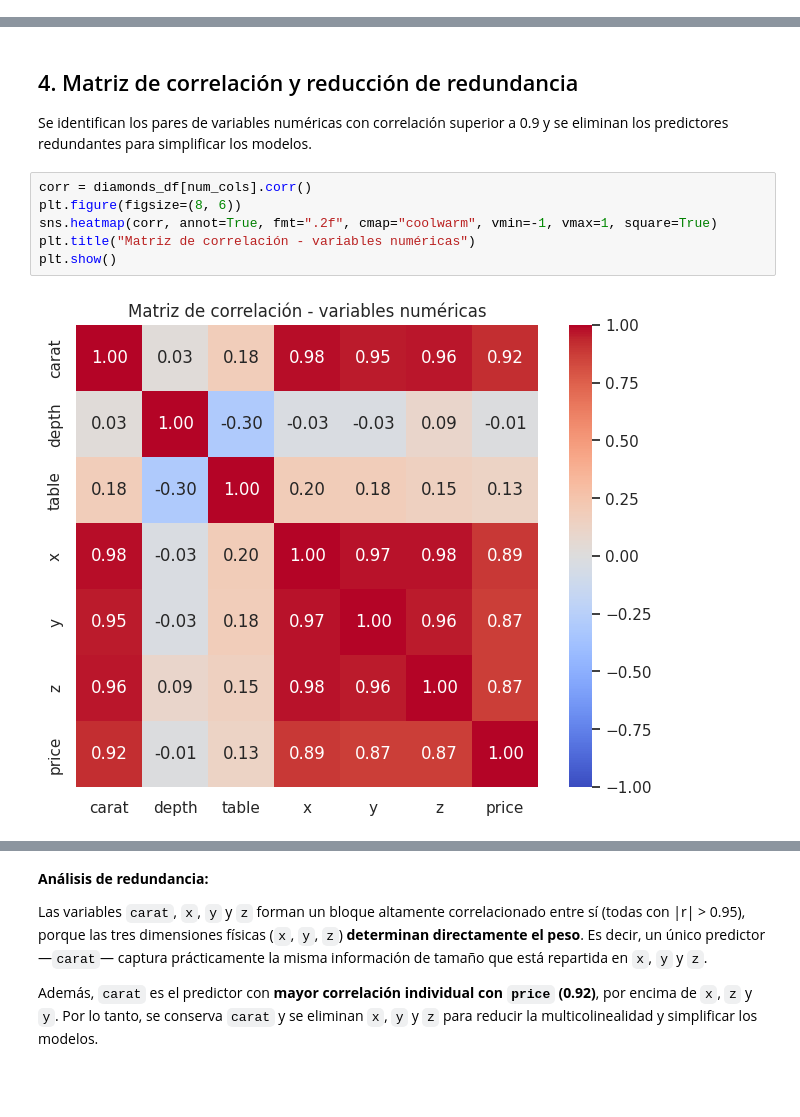
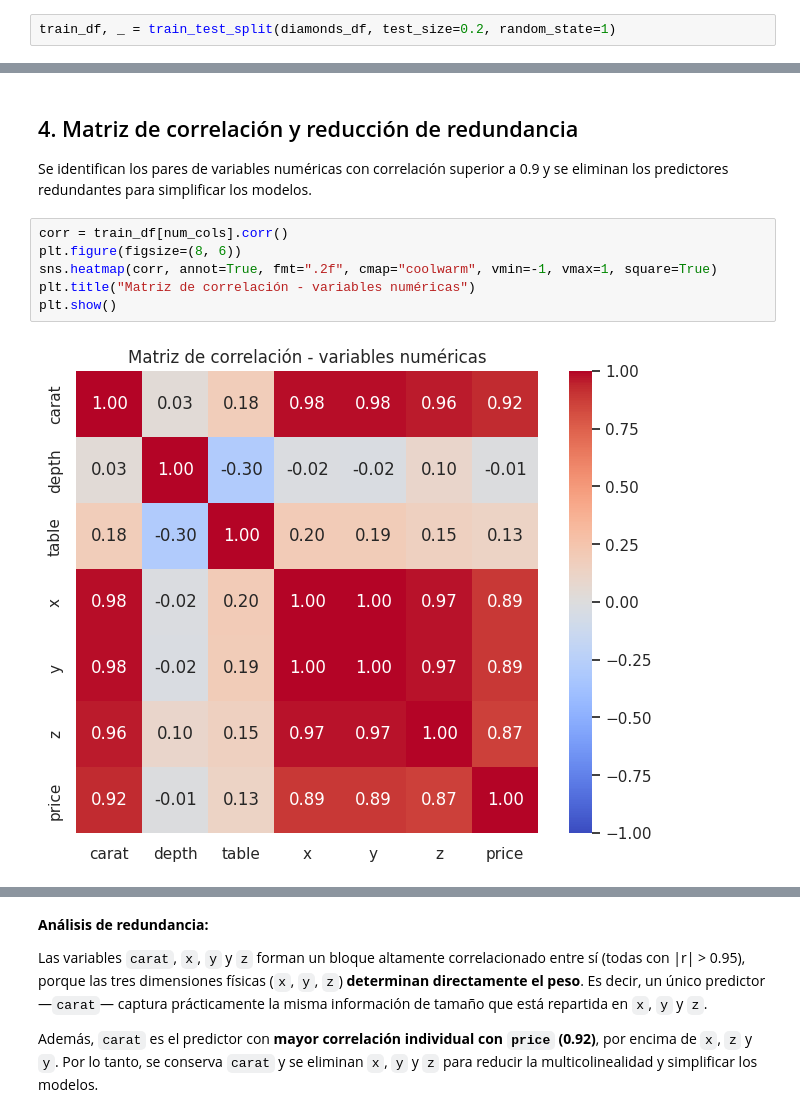
Before and after one commit to alancrom/diamond-price-prediction, a Jupyter notebook: diamond_price_regression.ipynb, the cells around one changed output, grey strips where cells are left out. Saved outputs shown, nothing was run; the diff lists cells and outputs as text; blank space fills up the shorter version.

```diff
--- a/diamond_price_regression.ipynb
+++ b/diamond_price_regression.ipynb
@@ -114,3 +116,5 @@ Dimensiones tras eliminar duplicados: (53771, 10)
+# %%
+train_df, _ = train_test_split(diamonds_df, test_size=0.2, random_state=1)
 # %% [markdown]
 **Resultados:**
 
@@ -273,11 +277,11 @@ Respecto al corte, para un mismo peso los diamantes con mejor talla (`Ideal`, `P
 
 Se identifican los pares de variables numéricas con correlación superior a 0.9 y se eliminan los predictores redundantes para simplificar los modelos.
 # %%
-corr = diamonds_df[num_cols].corr()
+corr = train_df[num_cols].corr()
 plt.figure(figsize=(8, 6))
 sns.heatmap(corr, annot=True, fmt=".2f", cmap="coolwarm", vmin=-1, vmax=1, square=True)
 plt.title("Matriz de correlación - variables numéricas")
 plt.show()
 # %% [output]
-[figure, old version]
+[figure, new version]
 # %%
```
Also changed, not shown: parts of 3 cells of this notebook.
